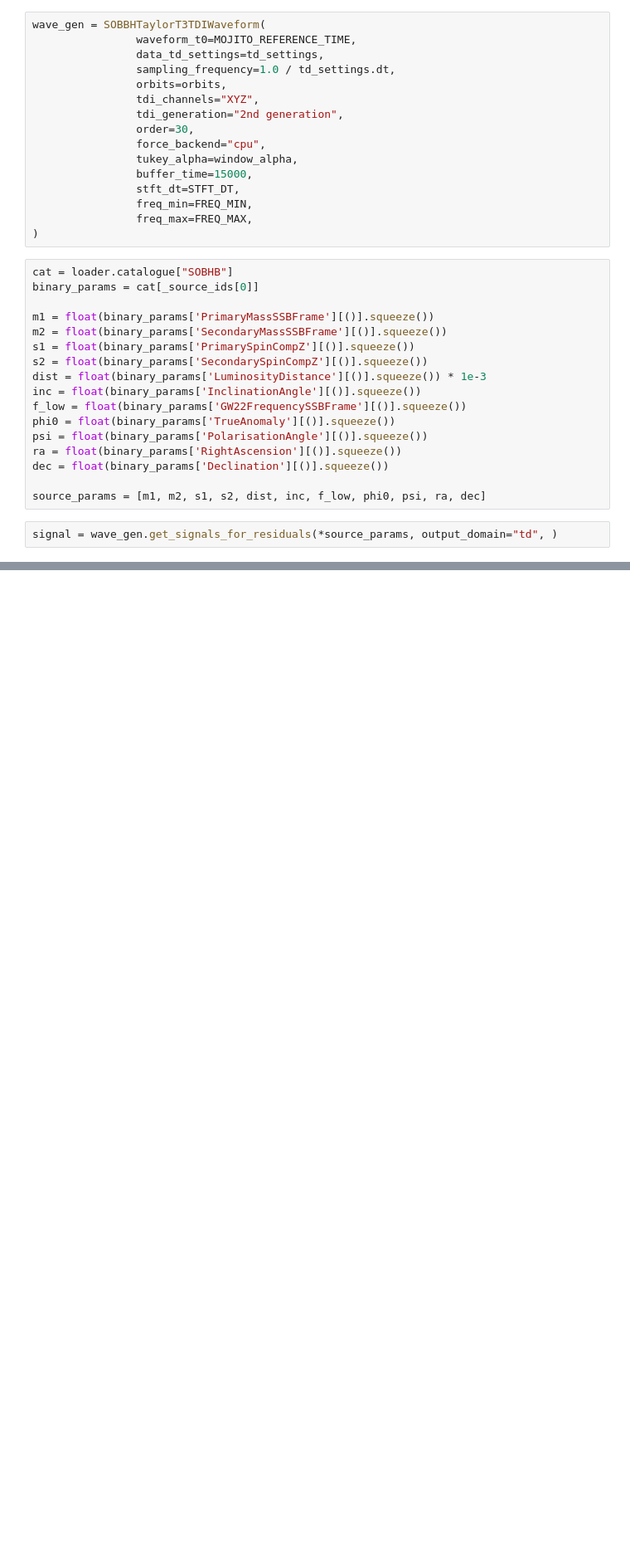
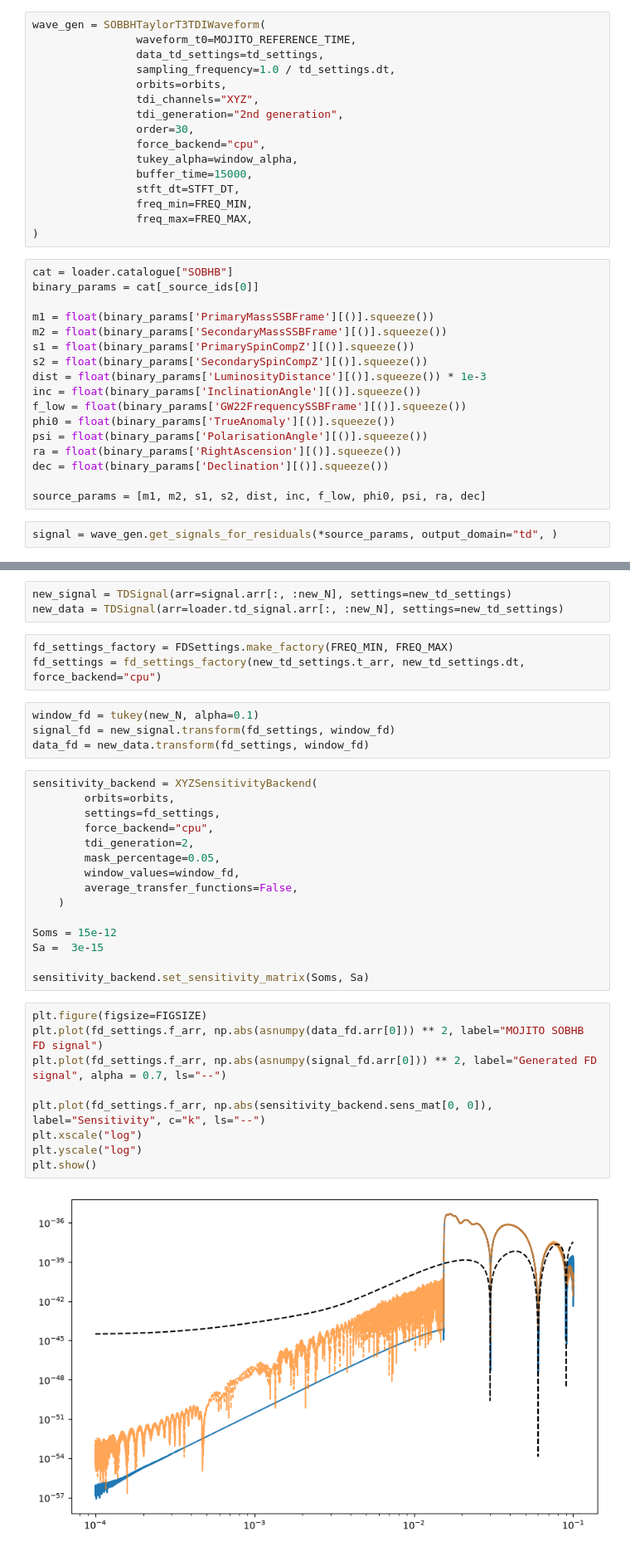
Before and after one commit to lisa-analysis-tools/lisa-analysis-tools, a Jupyter notebook: gf_dev/sobhb_tdresponse.ipynb, the cells around one changed output, grey strips where cells are left out. Shown at 83% size. Saved outputs shown, nothing was run; the diff lists cells and outputs as text; blank space fills up the shorter version.

```diff
--- a/gf_dev/sobhb_tdresponse.ipynb
+++ b/gf_dev/sobhb_tdresponse.ipynb
@@ -135,0 +145,36 @@ plt.show()
+# %%
+new_signal = TDSignal(arr=signal.arr[:, :new_N], settings=new_td_settings)
+new_data = TDSignal(arr=loader.td_signal.arr[:, :new_N], settings=new_td_settings)
+# %%
+fd_settings_factory = FDSettings.make_factory(FREQ_MIN, FREQ_MAX)
+fd_settings = fd_settings_factory(new_td_settings.t_arr, new_td_settings.dt, force_backend="cpu")
+# %%
+window_fd = tukey(new_N, alpha=0.1)
+signal_fd = new_signal.transform(fd_settings, window_fd)
+data_fd = new_data.transform(fd_settings, window_fd)
+# %%
+sensitivity_backend = XYZSensitivityBackend(
+        orbits=orbits,
+        settings=fd_settings,
+        force_backend="cpu",
+        tdi_generation=2,
+        mask_percentage=0.05,
+        window_values=window_fd,
+        average_transfer_functions=False,
+    )
+
+Soms = 15e-12
+Sa =  3e-15
+
+sensitivity_backend.set_sensitivity_matrix(Soms, Sa)
+# %%
+plt.figure(figsize=FIGSIZE)
+plt.plot(fd_settings.f_arr, np.abs(asnumpy(data_fd.arr[0])) ** 2, label="MOJITO SOBHB FD signal")
+plt.plot(fd_settings.f_arr, np.abs(asnumpy(signal_fd.arr[0])) ** 2, label="Generated FD signal", alpha = 0.7, ls="--")
+
+plt.plot(fd_settings.f_arr, np.abs(sensitivity_backend.sens_mat[0, 0]), label="Sensitivity", c="k", ls="--")
+plt.xscale("log")
+plt.yscale("log")
+plt.show()
+# %% [output]
+[figure, added]
```
Also changed, not shown: parts of 5 cells of this notebook.
